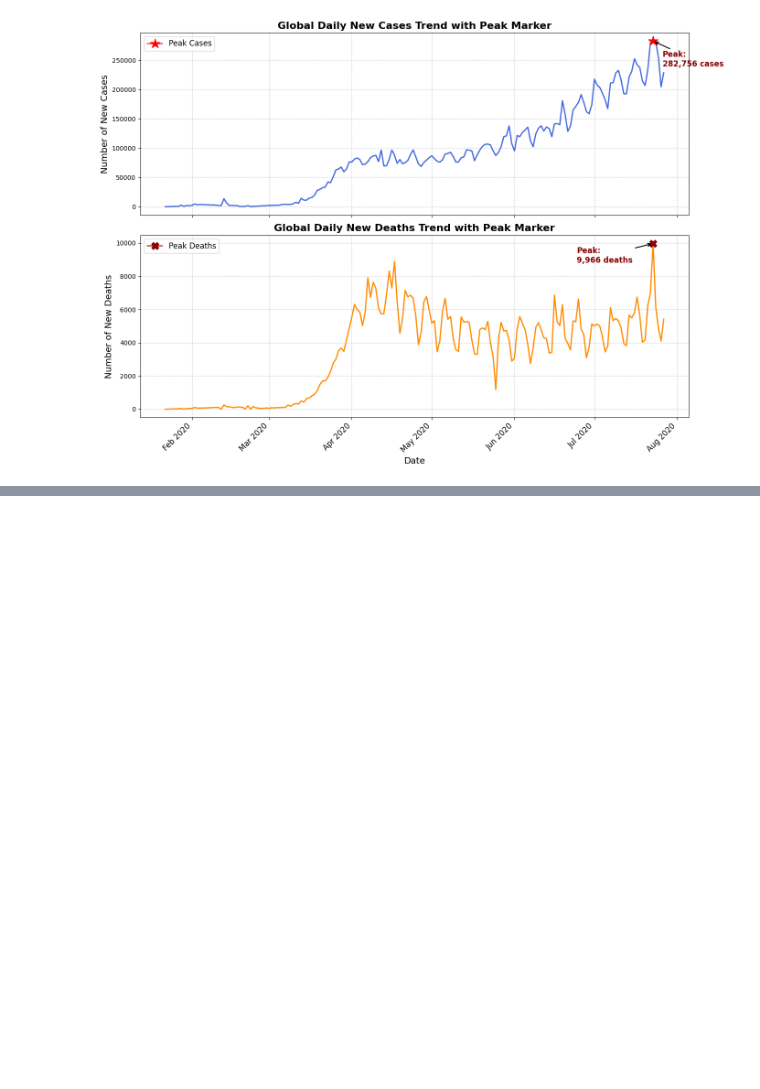
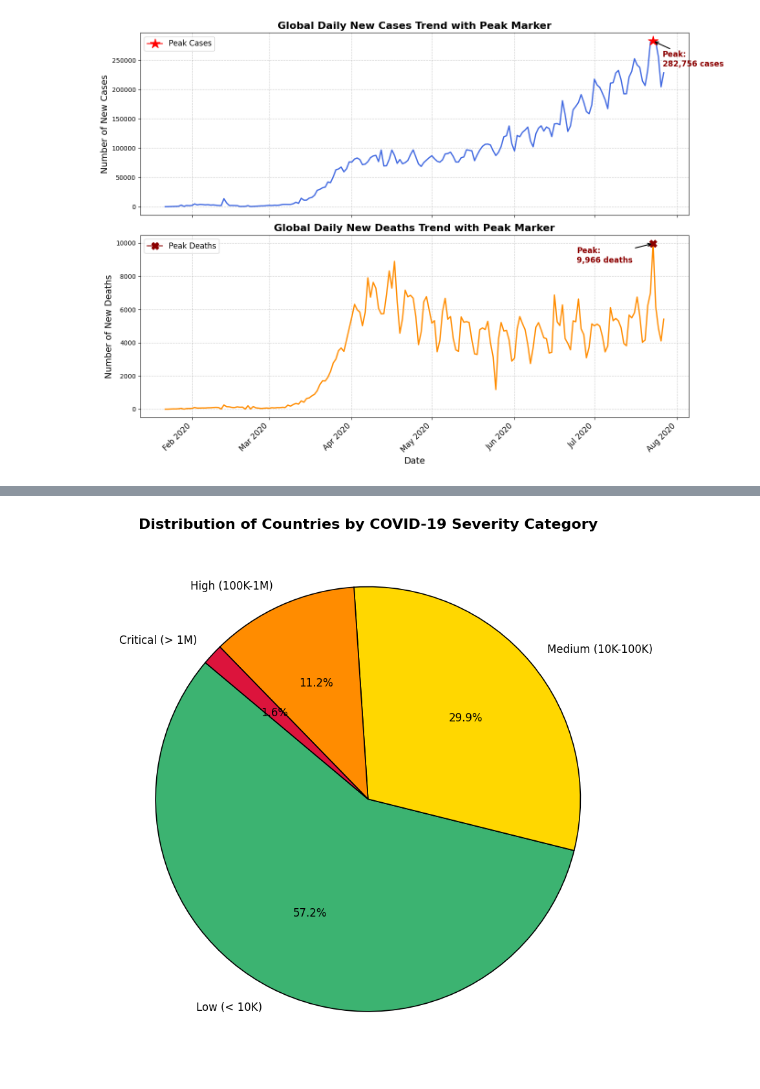
Before and after one commit to amitkr069/DataAnalysisCovid19, a Jupyter notebook: covid_analysis.ipynb, the cells around one changed output, grey strips where cells are left out. Drawn from its saved outputs; the diff is of its cells as text; code cells hidden in the pictures; blank space fills up the shorter version.

```diff
--- a/covid_analysis.ipynb
+++ b/covid_analysis.ipynb
@@ -1454,0 +1468,3 @@ plt.show()
+# %%
+# Group by the new category to count how many countries fall into each bucket
+severity_counts = severity_df.groupBy("Severity_Category").count().orderBy("count", ascending=False)
@@ -1454,0 +1485,29 @@ plt.show()
+# %%
+severity_pd = severity_counts.toPandas()
+# %%
+color_mapping = {
+    "Low (< 10K)": "mediumseagreen",
+    "Medium (10K-100K)": "gold",
+    "High (100K-1M)": "darkorange",
+    "Critical (> 1M)": "crimson"
+}
+# %%
+colors = [color_mapping[cat] for cat in severity_pd["Severity_Category"]]
+# %%
+plt.figure(figsize=(9, 9))
+plt.pie(
+    severity_pd["count"],
+    labels=severity_pd["Severity_Category"],
+    autopct='%1.1f%%',
+    startangle=140,
+    colors=colors,
+    wedgeprops={'edgecolor': 'black', 'linewidth': 1.2},
+    textprops={'fontsize': 12}
+)
+
+# Formatting the chart
+plt.title("Distribution of Countries by COVID-19 Severity Category", fontsize=16, fontweight='bold')
+plt.tight_layout()
+plt.show()
+# %% [output]
+[figure, added]
```
Also changed, not shown: parts of 5 cells of this notebook.
